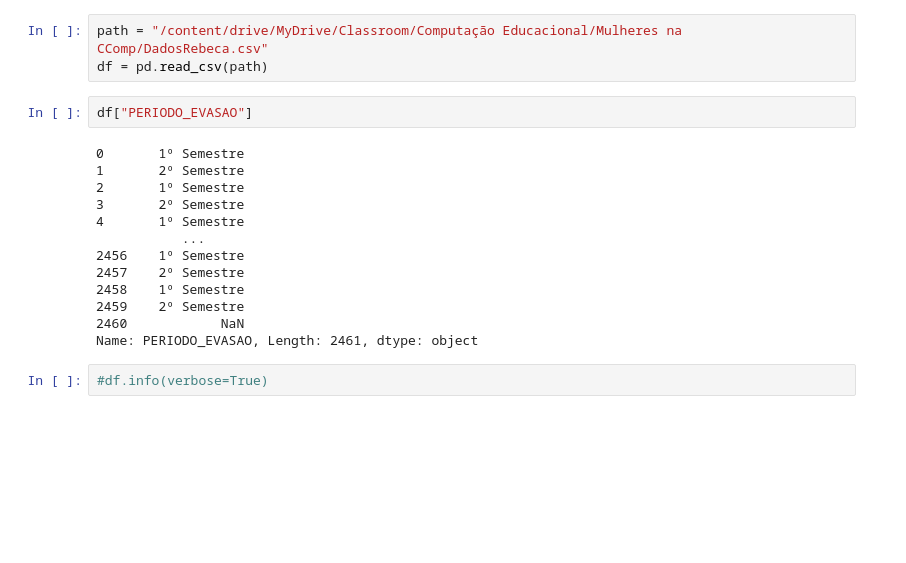
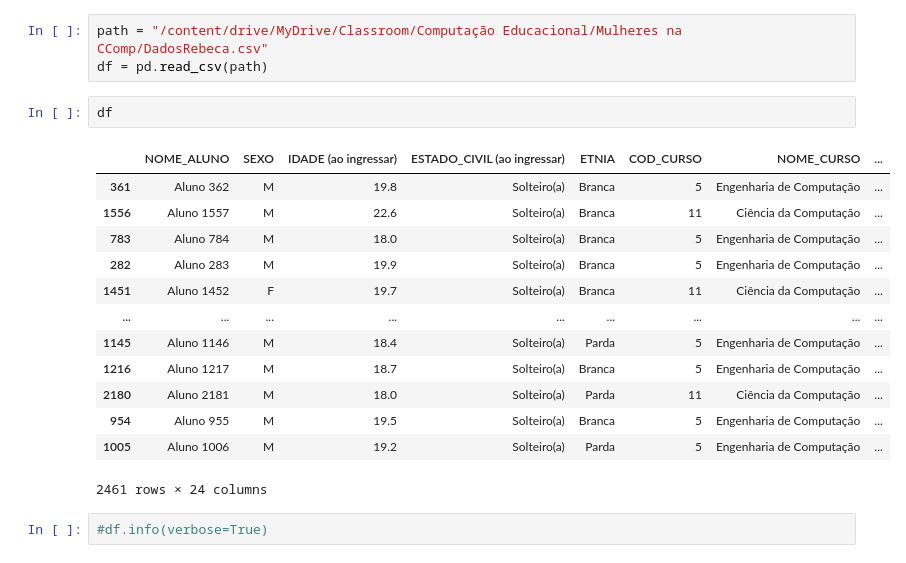
Before and after one commit to ceccoRebeca/mulherescomputacao, a Jupyter notebook: EDA_DadosProplan.ipynb, the cells around one changed output. Drawn from its saved outputs; the diff is of its cells as text; blank space fills up the shorter version.

```diff
--- a/EDA_DadosProplan.ipynb
+++ b/EDA_DadosProplan.ipynb
@@ -5,20 +5,21 @@ import seaborn as sns
 path = "/content/drive/MyDrive/Classroom/Computação Educacional/Mulheres na CComp/DadosRebeca.csv"
 df = pd.read_csv(path)
 # %%
-df["PERIODO_EVASAO"]
+df
 # %% [output]
+|  | NOME_ALUNO | SEXO | IDADE (ao ingressar) | ESTADO_CIVIL (ao ingressar) | ETNIA | COD_CURSO | NOME_CURSO | ... |
+| 361 | Aluno 362 | M | 19.8 | Solteiro(a) | Branca | 5 | Engenharia de Computação | ... |
+| 1556 | Aluno 1557 | M | 22.6 | Solteiro(a) | Branca | 11 | Ciência da Computação | ... |
+| 783 | Aluno 784 | M | 18.0 | Solteiro(a) | Branca | 5 | Engenharia de Computação | ... |
+| 282 | Aluno 283 | M | 19.9 | Solteiro(a) | Branca | 5 | Engenharia de Computação | ... |
+| 1451 | Aluno 1452 | F | 19.7 | Solteiro(a) | Branca | 11 | Ciência da Computação | ... |
+| ... | ... | ... | ... | ... | ... | ... | ... | ... |
+| 1145 | Aluno 1146 | M | 18.4 | Solteiro(a) | Parda | 5 | Engenharia de Computação | ... |
+| 1216 | Aluno 1217 | M | 18.7 | Solteiro(a) | Branca | 5 | Engenharia de Computação | ... |
+| 2180 | Aluno 2181 | M | 18.0 | Solteiro(a) | Parda | 11 | Ciência da Computação | ... |
+| 954 | Aluno 955 | M | 19.5 | Solteiro(a) | Branca | 5 | Engenharia de Computação | ... |
+| 1005 | Aluno 1006 | M | 19.2 | Solteiro(a) | Parda | 5 | Engenharia de Computação | ... |
-0       1º Semestre
-1       2º Semestre
-2       1º Semestre
-3       2º Semestre
-4       1º Semestre
-           ...
-2456    1º Semestre
-2457    2º Semestre
-2458    1º Semestre
-2459    2º Semestre
-2460            NaN
-Name: PERIODO_EVASAO, Length: 2461, dtype: object
+2461 rows × 24 columns
 # %%
 #df.info(verbose=True)
 # %%
```
Also changed, not shown: parts of 15 cells of this notebook, 1 other file.
